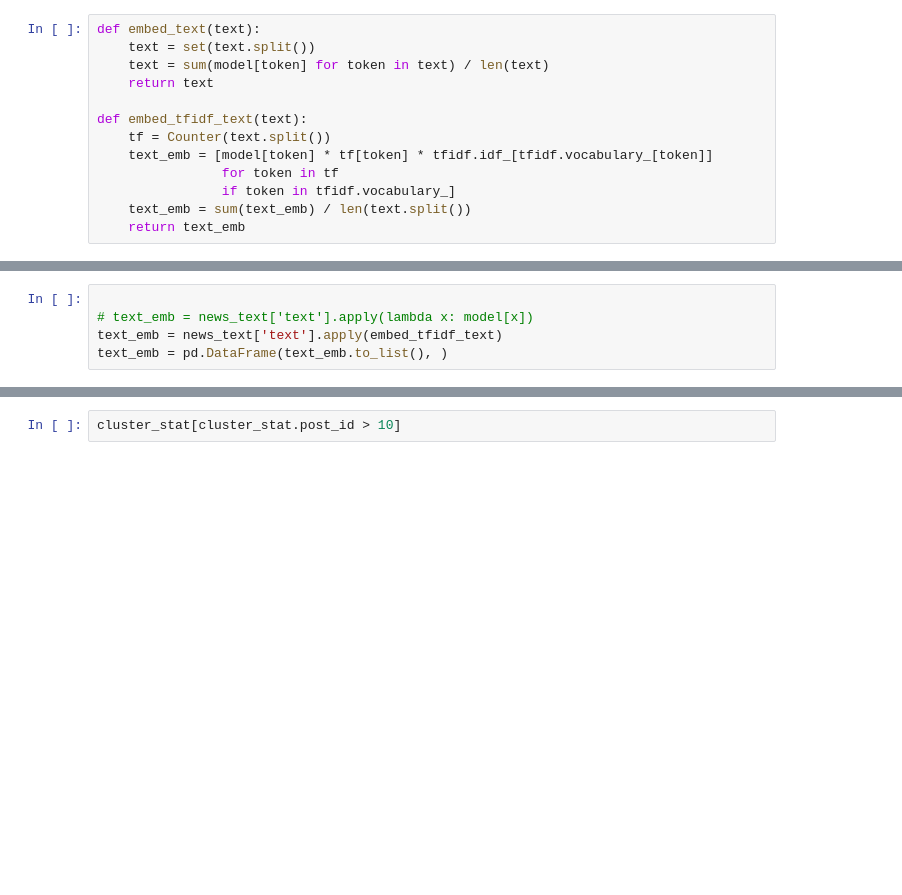
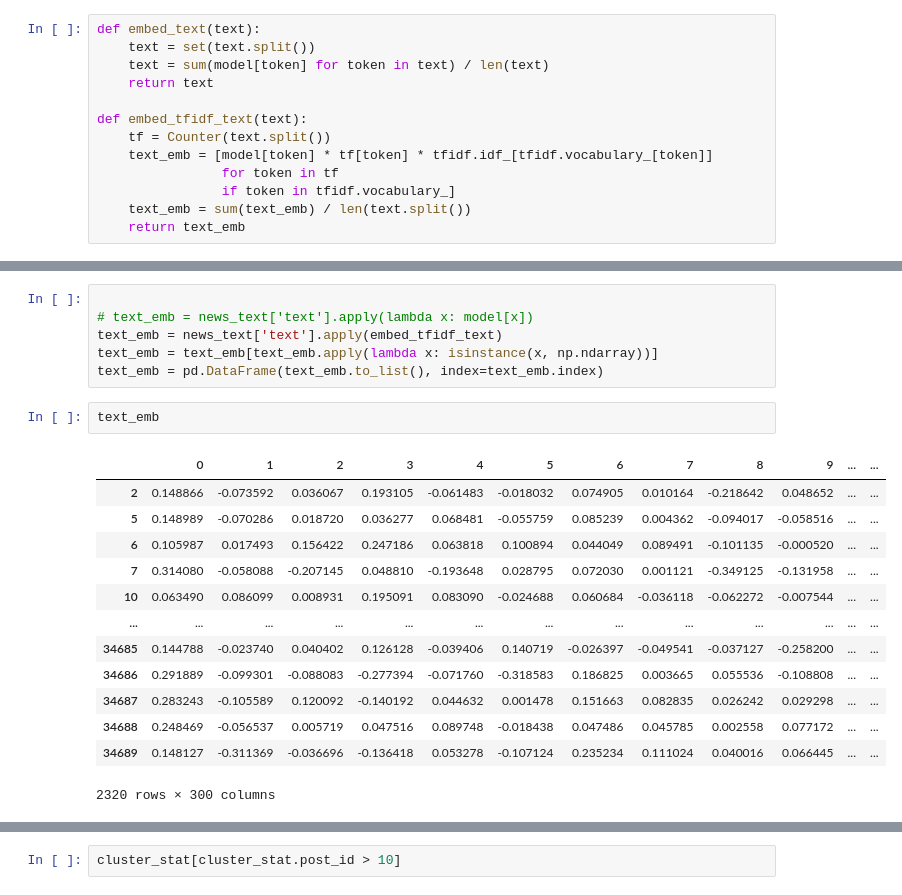
Before and after one commit to MADE-realtime/realtime_news, a Jupyter notebook: EDA/VkTgVis.ipynb, the cells around one changed output, grey strips where cells are left out. Drawn from its saved outputs; the diff is of its cells as text; blank space fills up the shorter version.

```diff
--- a/EDA/VkTgVis.ipynb
+++ b/EDA/VkTgVis.ipynb
@@ -186,7 +206,24 @@ def embed_tfidf_text(text):
 
 # text_emb = news_text['text'].apply(lambda x: model[x])
 text_emb = news_text['text'].apply(embed_tfidf_text)
-text_emb = pd.DataFrame(text_emb.to_list(), )
+text_emb = text_emb[text_emb.apply(lambda x: isinstance(x, np.ndarray))]
+text_emb = pd.DataFrame(text_emb.to_list(), index=text_emb.index)
+# %%
+text_emb
+# %% [output]
+|  | 0 | 1 | 2 | 3 | 4 | 5 | 6 | 7 | 8 | 9 | ... | ... |
+| 2 | 0.148866 | -0.073592 | 0.036067 | 0.193105 | -0.061483 | -0.018032 | 0.074905 | 0.010164 | -0.218642 | 0.048652 | ... | ... |
+| 5 | 0.148989 | -0.070286 | 0.018720 | 0.036277 | 0.068481 | -0.055759 | 0.085239 | 0.004362 | -0.094017 | -0.058516 | ... | ... |
+| 6 | 0.105987 | 0.017493 | 0.156422 | 0.247186 | 0.063818 | 0.100894 | 0.044049 | 0.089491 | -0.101135 | -0.000520 | ... | ... |
+| 7 | 0.314080 | -0.058088 | -0.207145 | 0.048810 | -0.193648 | 0.028795 | 0.072030 | 0.001121 | -0.349125 | -0.131958 | ... | ... |
+| 10 | 0.063490 | 0.086099 | 0.008931 | 0.195091 | 0.083090 | -0.024688 | 0.060684 | -0.036118 | -0.062272 | -0.007544 | ... | ... |
+| ... | ... | ... | ... | ... | ... | ... | ... | ... | ... | ... | ... | ... |
+| 34685 | 0.144788 | -0.023740 | 0.040402 | 0.126128 | -0.039406 | 0.140719 | -0.026397 | -0.049541 | -0.037127 | -0.258200 | ... | ... |
+| 34686 | 0.291889 | -0.099301 | -0.088083 | -0.277394 | -0.071760 | -0.318583 | 0.186825 | 0.003665 | 0.055536 | -0.108808 | ... | ... |
+| 34687 | 0.283243 | -0.105589 | 0.120092 | -0.140192 | 0.044632 | 0.001478 | 0.151663 | 0.082835 | 0.026242 | 0.029298 | ... | ... |
+| 34688 | 0.248469 | -0.056537 | 0.005719 | 0.047516 | 0.089748 | -0.018438 | 0.047486 | 0.045785 | 0.002558 | 0.077172 | ... | ... |
+| 34689 | 0.148127 | -0.311369 | -0.036696 | -0.136418 | 0.053278 | -0.107124 | 0.235234 | 0.111024 | 0.040016 | 0.066445 | ... | ... |
+2320 rows × 300 columns
 # %%
 ax = plt.subplot(1, 1, 1)
 news_text[news_text.social_network == 'vk'].text.apply(len).hist(ax=ax, range=(0, 1000))
```
Also changed, not shown: parts of 10 cells of this notebook.
